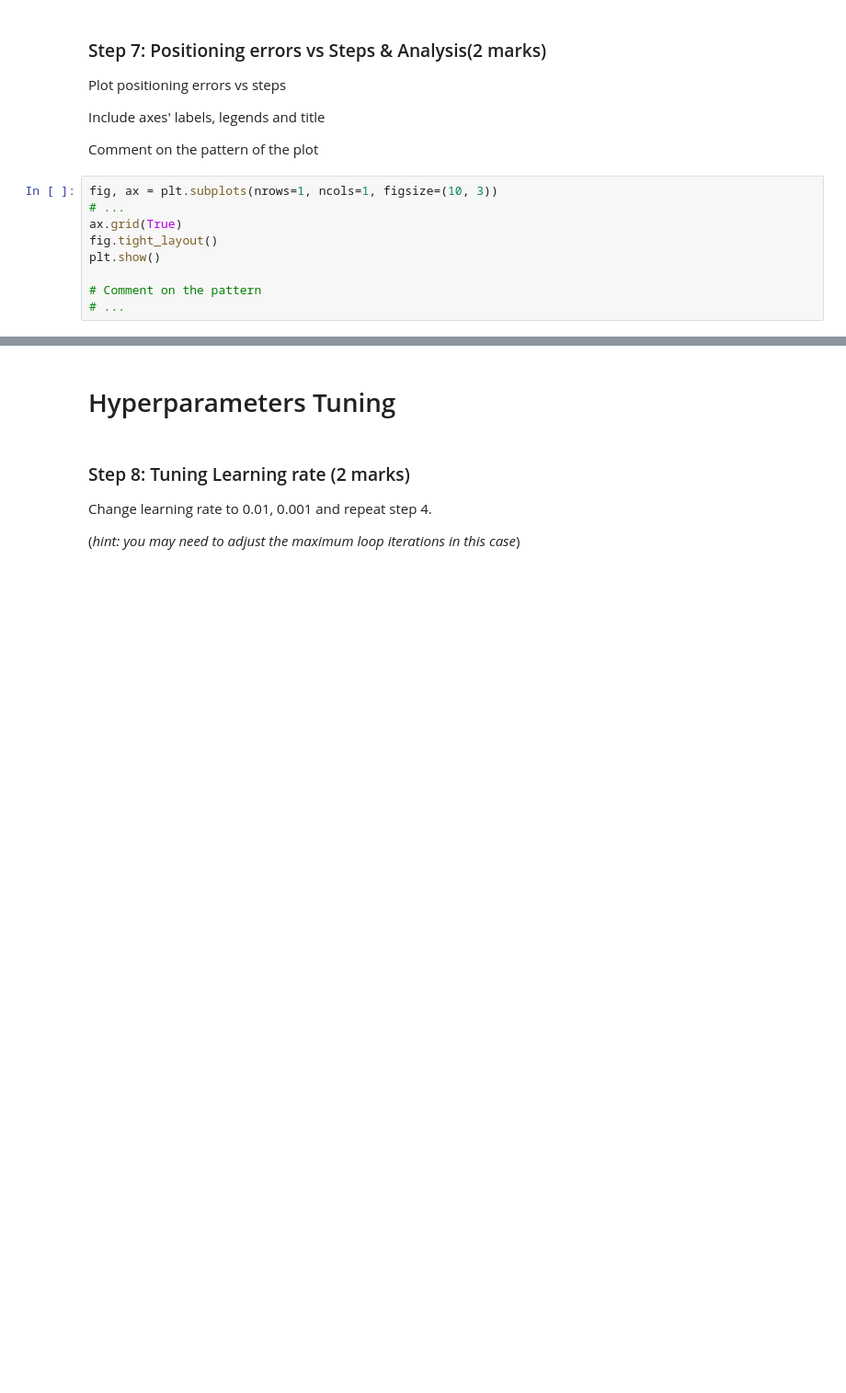
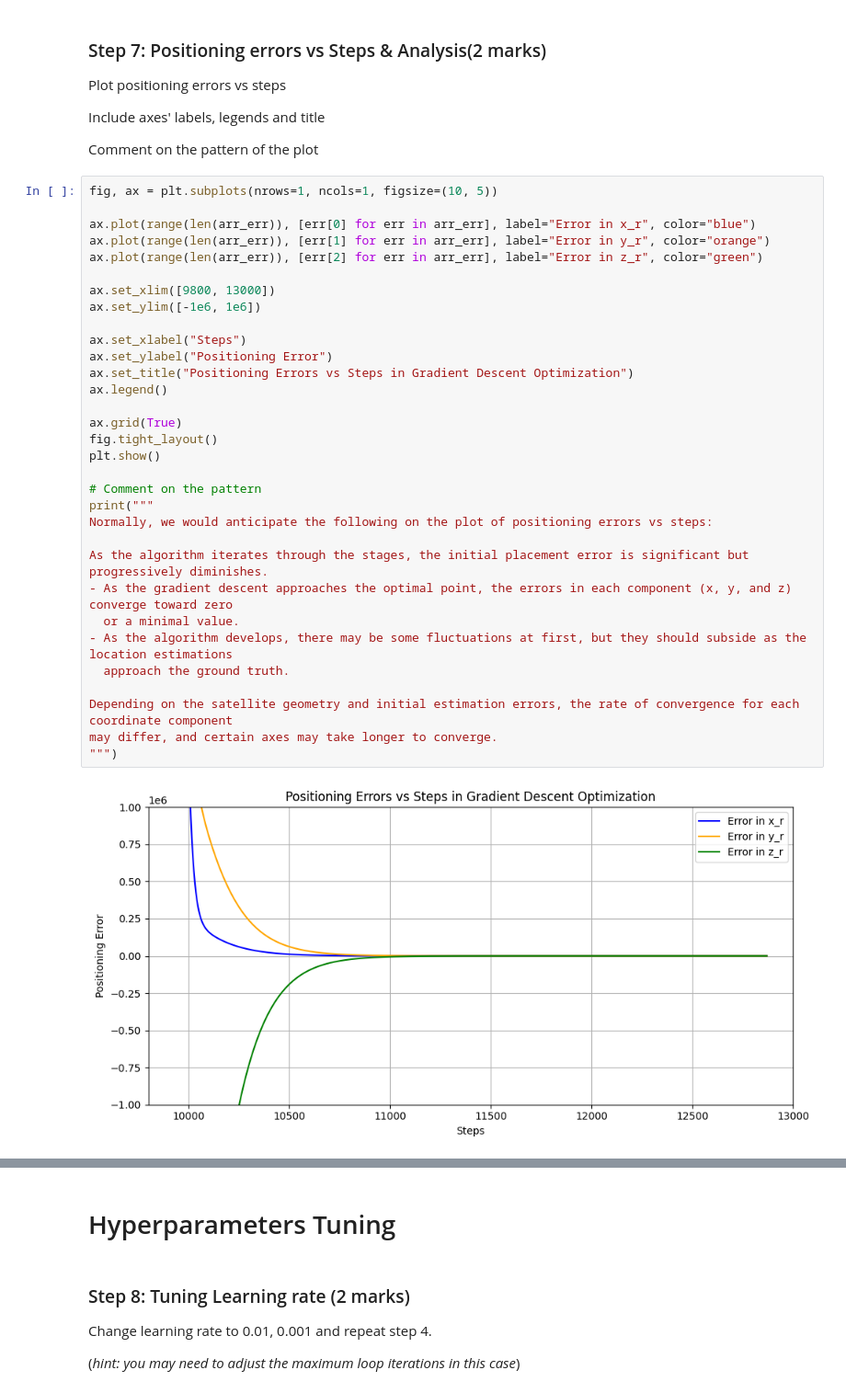
Before and after one commit to SebastianVanegasPerez/engg680_2024_fall, a Jupyter notebook: Lab_3/Assignment3.ipynb, the cells around one changed output, grey strips where cells are left out. Shown: that part at 92% size. Saved outputs shown, nothing was run; the diff lists cells and outputs as text; blank space fills up the shorter version.

```diff
--- a/Lab_3/Assignment3.ipynb
+++ b/Lab_3/Assignment3.ipynb
@@ -284,12 +331,37 @@ Plot positioning errors vs steps
 Include axes' labels, legends and title
 
 Comment on the pattern of the plot
-# %%
-fig, ax = plt.subplots(nrows=1, ncols=1, figsize=(10, 3))
-# ...
-ax.grid(True)
-fig.tight_layout()
-plt.show()
-
-# Comment on the pattern
-# ...
+# %%
+fig, ax = plt.subplots(nrows=1, ncols=1, figsize=(10, 5))
+
+ax.plot(range(len(arr_err)), [err[0] for err in arr_err], label="Error in x_r", color="blue")
+ax.plot(range(len(arr_err)), [err[1] for err in arr_err], label="Error in y_r", color="orange")
+ax.plot(range(len(arr_err)), [err[2] for err in arr_err], label="Error in z_r", color="green")
+
+ax.set_xlim([9800, 13000])
+ax.set_ylim([-1e6, 1e6])
+
+ax.set_xlabel("Steps")
+ax.set_ylabel("Positioning Error")
+ax.set_title("Positioning Errors vs Steps in Gradient Descent Optimization")
+ax.legend()
+
+ax.grid(True)
+fig.tight_layout()
+plt.show()
+
+# Comment on the pattern
+print("""
+Normally, we would anticipate the following on the plot of positioning errors vs steps:
+
+As the algorithm iterates through the stages, the initial placement error is significant but progressively diminishes.
+- As the gradient descent approaches the optimal point, the errors in each component (x, y, and z) converge toward zero
+  or a minimal value.
+- As the algorithm develops, there may be some fluctuations at first, but they should subside as the location estimations
+  approach the ground truth.
+
+Depending on the satellite geometry and initial estimation errors, the rate of convergence for each coordinate component
+may differ, and certain axes may take longer to converge.
+""")
+# %% [output]
+[figure, added]
```
Also changed, not shown: parts of 5 cells of this notebook.
